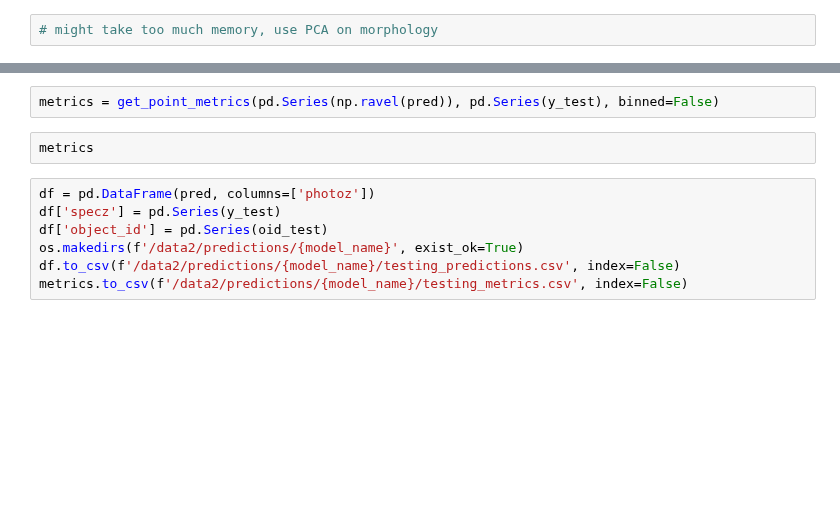
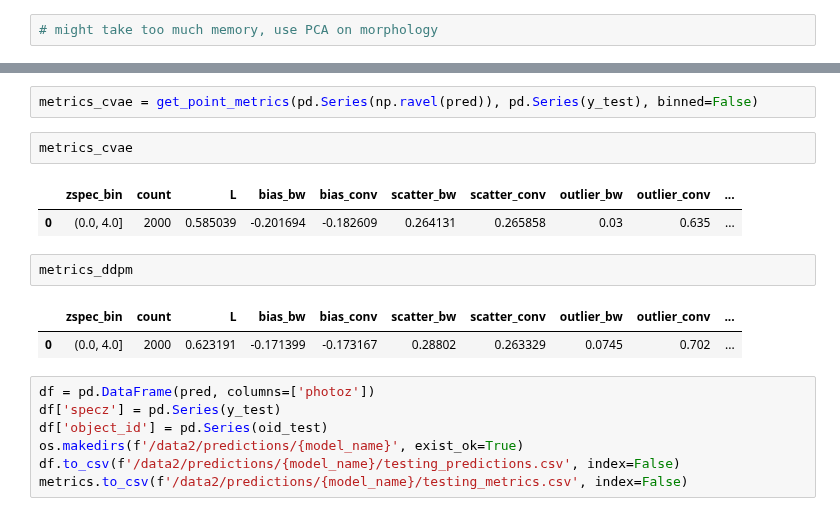
Before and after one commit to astrodatalab/photoz, a Jupyter notebook: code/generative_modeling/5pool_CNN_combined_with_mags_full (2) (1).ipynb, the cells around one changed output, grey strips where cells are left out. Cells and saved outputs as stored; diff of their text form; blank space fills up the shorter version.

```diff
--- a/code/generative_modeling/5pool_CNN_combined_with_mags_full (2) (1).ipynb
+++ b/code/generative_modeling/5pool_CNN_combined_with_mags_full (2) (1).ipynb
@@ -193,7 +259,15 @@ plot_predictions(np.ravel(pred), y_test)
 # %%
-metrics = get_point_metrics(pd.Series(np.ravel(pred)), pd.Series(y_test), binned=False)
+metrics_cvae = get_point_metrics(pd.Series(np.ravel(pred)), pd.Series(y_test), binned=False)
 # %%
-metrics
+metrics_cvae
+# %% [output]
+|  | zspec_bin | count | L | bias_bw | bias_conv | scatter_bw | scatter_conv | outlier_bw | outlier_conv | ... |
+| 0 | (0.0, 4.0] | 2000 | 0.585039 | -0.201694 | -0.182609 | 0.264131 | 0.265858 | 0.03 | 0.635 | ... |
+# %%
+metrics_ddpm
+# %% [output]
+|  | zspec_bin | count | L | bias_bw | bias_conv | scatter_bw | scatter_conv | outlier_bw | outlier_conv | ... |
+| 0 | (0.0, 4.0] | 2000 | 0.623191 | -0.171399 | -0.173167 | 0.28802 | 0.263329 | 0.0745 | 0.702 | ... |
 # %%
 df = pd.DataFrame(pred, columns=['photoz'])
 df['specz'] = pd.Series(y_test)
```
Also changed, not shown: parts of 15 cells of this notebook, 5 other files.
